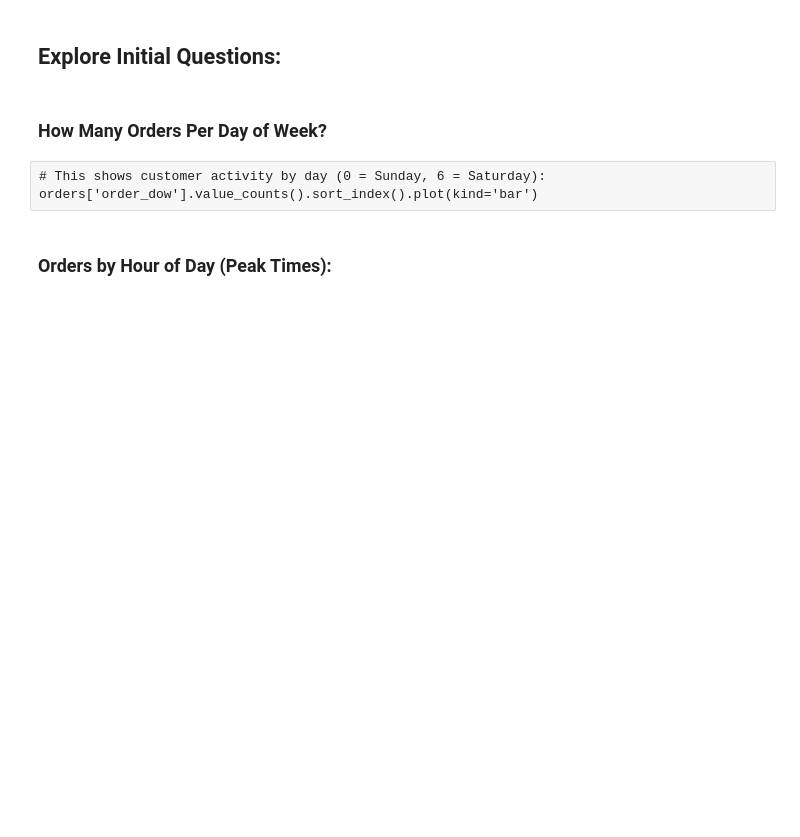
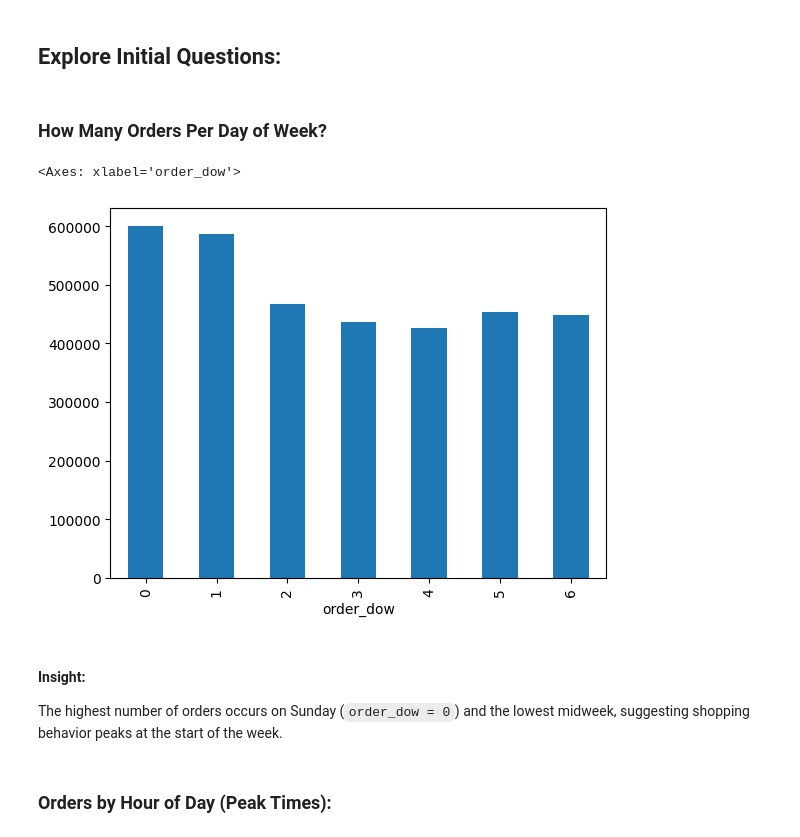
Before and after one commit to yanazykova/Instacart-Data-Analysis, a Jupyter notebook: Instacart.ipynb, the cells around one changed output. Drawn from its saved outputs; the diff is of its cells as text; code cells hidden in the pictures; blank space fills up the shorter version.

Commit message:
Added more analysis points and insights

```diff
--- a/Instacart.ipynb
+++ b/Instacart.ipynb
@@ -87,6 +87,3 @@ orders.duplicated().sum()
 ## Explore Initial Questions:
 # %% [markdown]
 ### How Many Orders Per Day of Week?
-# %% [raw]
-# This shows customer activity by day (0 = Sunday, 6 = Saturday):
-orders['order_dow'].value_counts().sort_index().plot(kind='bar')
@@ -97,3 +90,13 @@ orders['order_dow'].value_counts().sort_index().plot(kind='bar')
+# %%
+# This shows customer activity by day (0 = Sunday, 6 = Saturday):
+
+orders['order_dow'].value_counts().sort_index().plot(kind='bar')
+# %% [output]
+<Axes: xlabel='order_dow'>
+[figure, added]
+# %% [markdown]
+#### **Insight:**
+The highest number of orders occurs on Sunday (`order_dow = 0`) and the lowest midweek, suggesting shopping behavior peaks at the start of the week.
 # %% [markdown]
 ### Orders by Hour of Day (Peak Times):
 # %%
```
Also changed, not shown: parts of 32 cells of this notebook, 2 other files.
